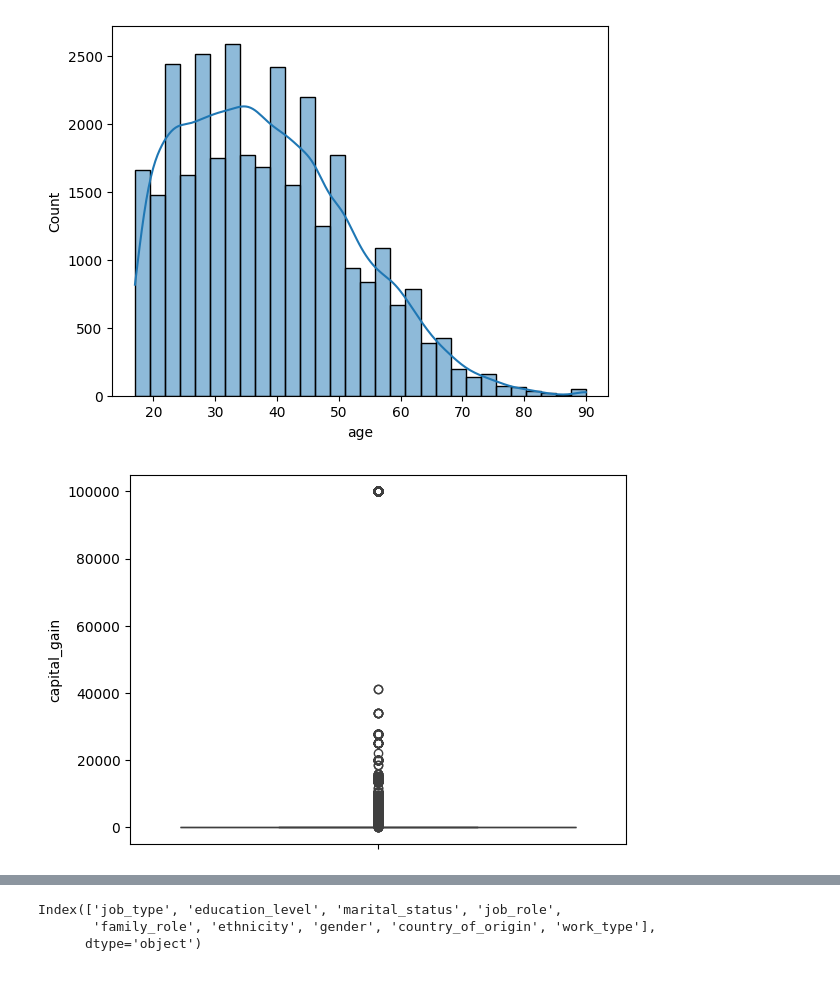
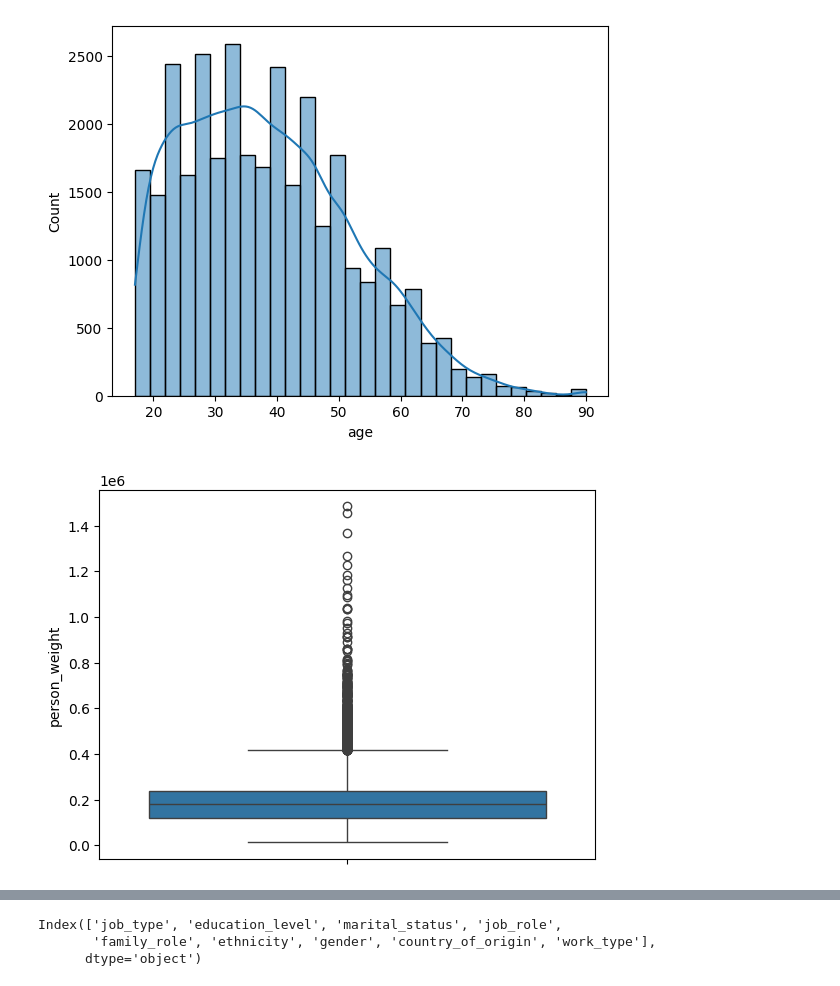
Before and after one commit to Manikantasammeta/AI-ML-Projects, a Jupyter notebook: RandomForest/adult/Main.ipynb, the cells around one changed output, grey strips where cells are left out. Cells and saved outputs as stored; diff of their text form; code cells hidden in the pictures.

```diff
--- a/RandomForest/adult/Main.ipynb
+++ b/RandomForest/adult/Main.ipynb
@@ -196,8 +195,8 @@ sns.histplot(df['age'], bins=30, kde=True)
 <Axes: xlabel='age', ylabel='Count'>
 [figure]
 # %%
-sns.boxplot(df['capital_gain'])
+sns.boxplot(df['person_weight'])
 plt.show()
 # %% [output]
-[figure, old version]
+[figure, new version]
 # %%
```
Also changed, not shown: parts of 7 cells of this notebook, 2 other files.
